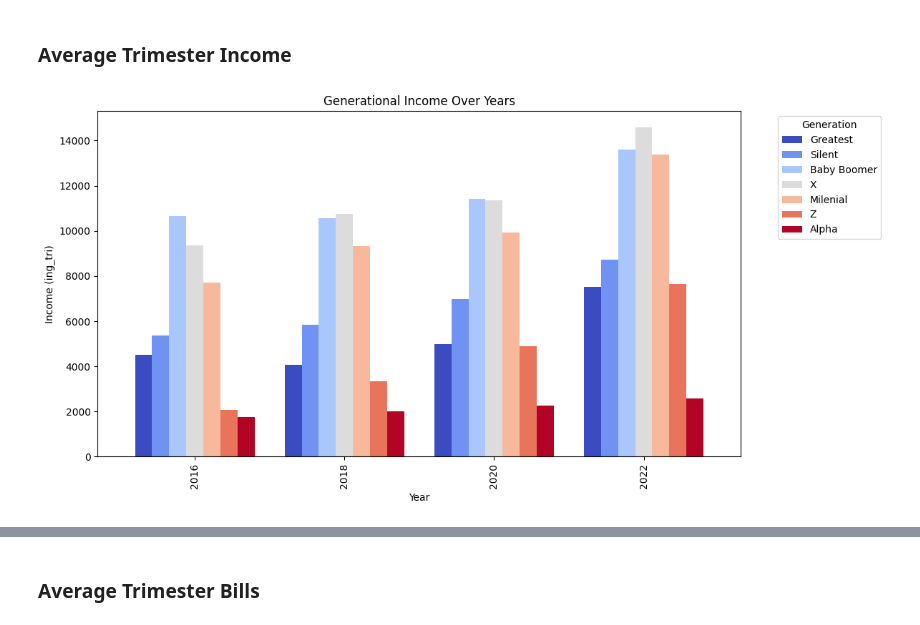
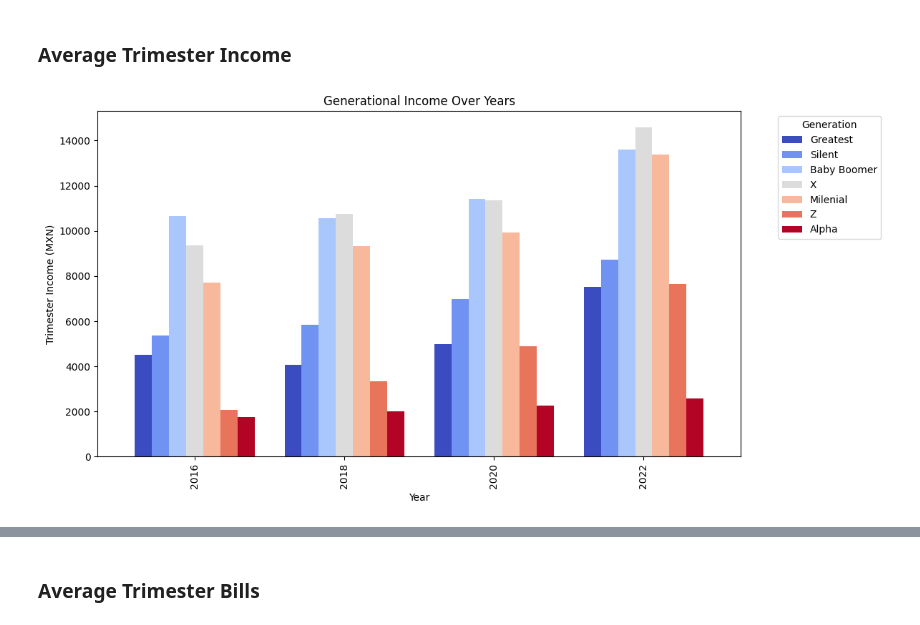
Before and after one commit to IsaacSebastian/ingCaracteristicasProyecto_, a Jupyter notebook: notebooks/2.07_fct_dashboard_graphs.ipynb, the cells around one changed output, grey strips where cells are left out. Saved outputs shown, nothing was run; the diff lists cells and outputs as text; code cells hidden in the pictures.

```diff
--- a/notebooks/2.07_fct_dashboard_graphs.ipynb
+++ b/notebooks/2.07_fct_dashboard_graphs.ipynb
@@ -28,6 +28,11 @@ bills_personal_data=[f"{RAW_PATH}/2016/conjunto_de_datos_gastospersona_enigh_201
                 ,f"{RAW_PATH}/2018/conjunto_de_datos_gastospersona_enigh_2018_ns/conjunto_de_datos/conjunto_de_datos_gastospersona_enigh_2018_ns.csv"
                 ,f"{RAW_PATH}/2020/conjunto_de_datos_gastospersona_enigh_2020_ns/conjunto_de_datos/conjunto_de_datos_gastospersona_enigh_2020_ns.csv"
                 ,f"{RAW_PATH}/2022/conjunto_de_datos_gastospersona_enigh2022_ns/conjunto_de_datos/conjunto_de_datos_gastospersona_enigh2022_ns.csv"]
+
+bills_house_data=[f"{RAW_PATH}/2016/conjunto_de_datos_gastoshogar_enigh_2016_ns/conjunto_de_datos/conjunto_de_datos_gastoshogar_enigh_2016_ns.csv"
+                ,f"{RAW_PATH}/2018/conjunto_de_datos_gastoshogar_enigh_2018_ns/conjunto_de_datos/conjunto_de_datos_gastoshogar_enigh_2018_ns.csv"
+                ,f"{RAW_PATH}/2020/conjunto_de_datos_gastoshogar_enigh_2020_ns/conjunto_de_datos/conjunto_de_datos_gastoshogar_enigh_2020_ns.csv"
+                ,f"{RAW_PATH}/2022/conjunto_de_datos_gastoshogar_enigh2022_ns/conjunto_de_datos/conjunto_de_datos_gastoshogar_enigh2022_ns.csv"]
 # %% [markdown]
 ### Bills
 # %%
@@ -167,3 +199,25 @@ entity=pd.read_csv(entity_catalogue,encoding='Windows-1252')
 
 population=pd.merge(population,entity, on='entidad',how='inner')
 population=population.rename(columns={'descripcion':'nombre_entidad'})
+
+level_catalogue=f"{RAW_PATH}/2022/conjunto_de_datos_poblacion_enigh2022_ns/catalogos/nivelaprob.csv"
+level=pd.read_csv(level_catalogue,encoding="Windows-1252")
+
+population=pd.merge(population,level, on='nivelaprob',how='inner')
+population=population.rename(columns={'descripcion':'nivel_nombre'})
+
+nivel_nombre_order = [
+    'Ninguno',
+    'Preescolar',
+    'Primaria',
+    'Secundaria',
+    'Preparatoria o bachillerato',
+    'Profesional',
+    'Normal',
+    'Carrera técnica o comercial',
+    'Maestría',
+    'Doctorado'
+]
+
+# Convert 'nivel_nombre' column to a categorical type with the defined order
+population['nivel_nombre'] = pd.Categorical(population['nivel_nombre'], categories=nivel_nombre_order, ordered=True)
@@ -202,26 +228,26 @@ memory usage: 644.0+ bytes
 # %%
 df=pd.merge(income,population, on=['folioviv','foliohog','numren','year','entidad'], how='inner')
 
 #is_year=df['year']==year
 #df=df[is_year]
 
 df=df[['folioviv','foliohog','sexo','numren','edad','generacion',
                 'entidad','ing_tri','alfabetism','year']]
 
 df['ing_tri_total']=df.groupby(['folioviv','foliohog','numren','year'])['ing_tri'].transform('sum')
 
 data=df.groupby(['year','generacion'],as_index=False)['ing_tri'].mean()
 pivot_df = data.pivot(index='year', columns='generacion', values='ing_tri')
 
 # Plot
 pivot_df.plot(kind='bar', figsize=(12, 6), colormap='coolwarm', width=0.8)
 
 # Formatting the plot
 plt.title("Generational Income Over Years")
-plt.ylabel("Income (ing_tri)")
+plt.ylabel("Trimester Income (MXN)")
 plt.xlabel("Year")
 plt.legend(title="Generation", bbox_to_anchor=(1.05, 1), loc='upper left')
 plt.tight_layout()
 plt.show()
 # %% [output]
-[figure, old version]
+[figure, new version]
```
Also changed, not shown: parts of 20 cells of this notebook, 1 other file.
